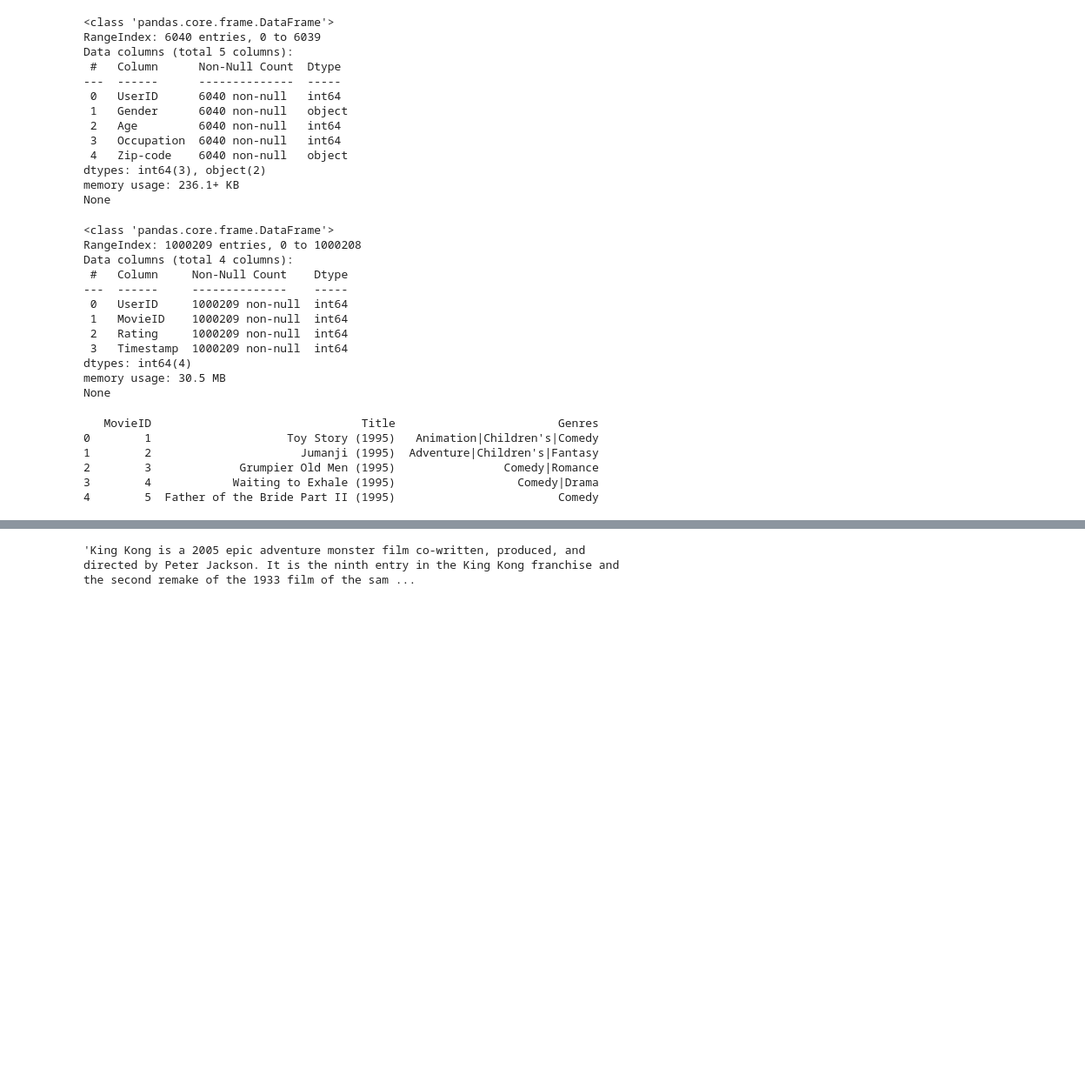
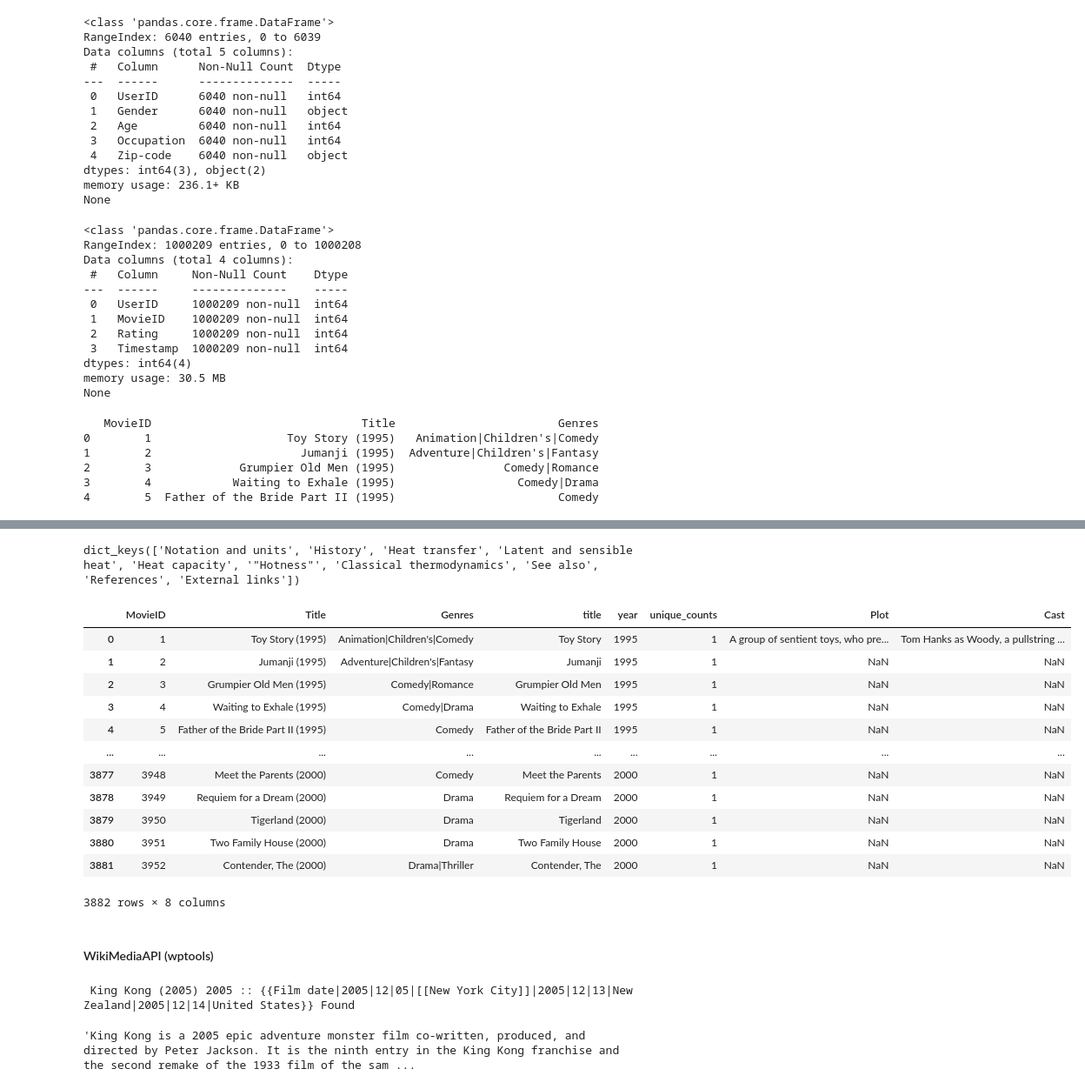
Before and after one commit to melloo21/CS5284_Graph_ML, a Jupyter notebook: dataset_exploration.ipynb, the cells around one changed output, grey strips where cells are left out. Shown at 87% size. Cells and saved outputs as stored; diff of their text form; code cells hidden in the pictures; blank space fills up the shorter version.

```diff
--- a/dataset_exploration.ipynb
+++ b/dataset_exploration.ipynb
@@ -57,0 +99,3 @@ print(movies_df.head())
+# %%
+## Initialise
+scrapper = GenericScrapper()
@@ -57,0 +104,3 @@ print(movies_df.head())
+# %%
+# Example to get scraper
+sections = scrapper.get_section_dict('King Kong (2005)')
@@ -58 +111,38 @@ print(movies_df.head())
+# %%
+## Generic way to scrape and add context
+search_df = web_scrape_list.merge(scrape_list, on="title")
+cast = "Cast"
+error_list = []
+for index, row in search_df.iterrows():
+    try:
+    # Scrape
+        if row.unique_counts >1:
+            # Search with the date
+            sections = scrapper.get_section_dict(row.Title)
+        else:
+            # Search without date
+            sections = scrapper.get_section_dict(row.title)
+
+        # Check if plot exsits
+        plot_check = [elem for elem in sections.keys() if "plot" in elem.lower()]
+        if plot_check:
+            # Add DATA
+            search_df.at[index, 'Plot'] = sections['Plot']
+        else:
+            # Research
+            sections = scrapper.get_section_dict(row.Title.replace(")", " film)"))
+
+        ####################### To add in Cast #######################
+        # # Animation vs Non-animation
+        # voice_cast = [elem for elem in sections.keys() if "voice cast" in elem.lower()]
+        # if voice_cast:
+        #     cast = voice_cast[0]
+        # else:
+        #     cast = "Cast"
+
+        # search_df.at[index, 'Cast'] = sections[cast]
+
+    except Exception as e:
+        error_list.append(row.Title)
+        print(f"ERROR: {e}")
 # %%
@@ -86,4 +167,27 @@ Page - Exists: True
+# %%
+display(sections.keys())
+# %% [output]
+dict_keys(['Notation and units', 'History', 'Heat transfer', 'Latent and sensible heat', 'Heat capacity', '"Hotness"', 'Classical thermodynamics', 'See also', 'References', 'External links'])
+# %%
+display(search_df)
+# %% [output]
+|  | MovieID | Title | Genres | title | year | unique_counts | Plot | Cast |
+| 0 | 1 | Toy Story (1995) | Animation|Children's|Comedy | Toy Story | 1995 | 1 | A group of sentient toys, who pre... | Tom Hanks as Woody, a pullstring ... |
+| 1 | 2 | Jumanji (1995) | Adventure|Children's|Fantasy | Jumanji | 1995 | 1 | NaN | NaN |
+| 2 | 3 | Grumpier Old Men (1995) | Comedy|Romance | Grumpier Old Men | 1995 | 1 | NaN | NaN |
+| 3 | 4 | Waiting to Exhale (1995) | Comedy|Drama | Waiting to Exhale | 1995 | 1 | NaN | NaN |
+| 4 | 5 | Father of the Bride Part II (1995) | Comedy | Father of the Bride Part II | 1995 | 1 | NaN | NaN |
+| ... | ... | ... | ... | ... | ... | ... | ... | ... |
+| 3877 | 3948 | Meet the Parents (2000) | Comedy | Meet the Parents | 2000 | 1 | NaN | NaN |
+| 3878 | 3949 | Requiem for a Dream (2000) | Drama | Requiem for a Dream | 2000 | 1 | NaN | NaN |
+| 3879 | 3950 | Tigerland (2000) | Drama | Tigerland | 2000 | 1 | NaN | NaN |
+| 3880 | 3951 | Two Family House (2000) | Drama | Two Family House | 2000 | 1 | NaN | NaN |
+| 3881 | 3952 | Contender, The (2000) | Drama|Thriller | Contender, The | 2000 | 1 | NaN | NaN |
+3882 rows × 8 columns
+# %% [markdown]
+#### WikiMediaAPI (wptools)
 # %%
-scrapper.get_page_summary('King Kong (2005)')
+scrapper.get_page_summary_w_release_date('King Kong (2005)',"2005")
 # %% [output]
-'King Kong is a 2005 epic adventure monster film co-written, produced, and directed by Peter Jackson. It is the ninth entry in the King Kong franchise and the second remake of the 1933 film of the sam ...
+ King Kong (2005) 2005 :: {{Film date|2005|12|05|[[New York City]]|2005|12|13|New Zealand|2005|12|14|United States}} Found
+'King Kong is a 2005 epic adventure monster film co-written, produced, and directed by Peter Jackson. It is the ninth entry in the King Kong franchise and the second remake of the 1933 film of the sam ...
```
Also changed, not shown: parts of 21 cells of this notebook, 2 other files.
